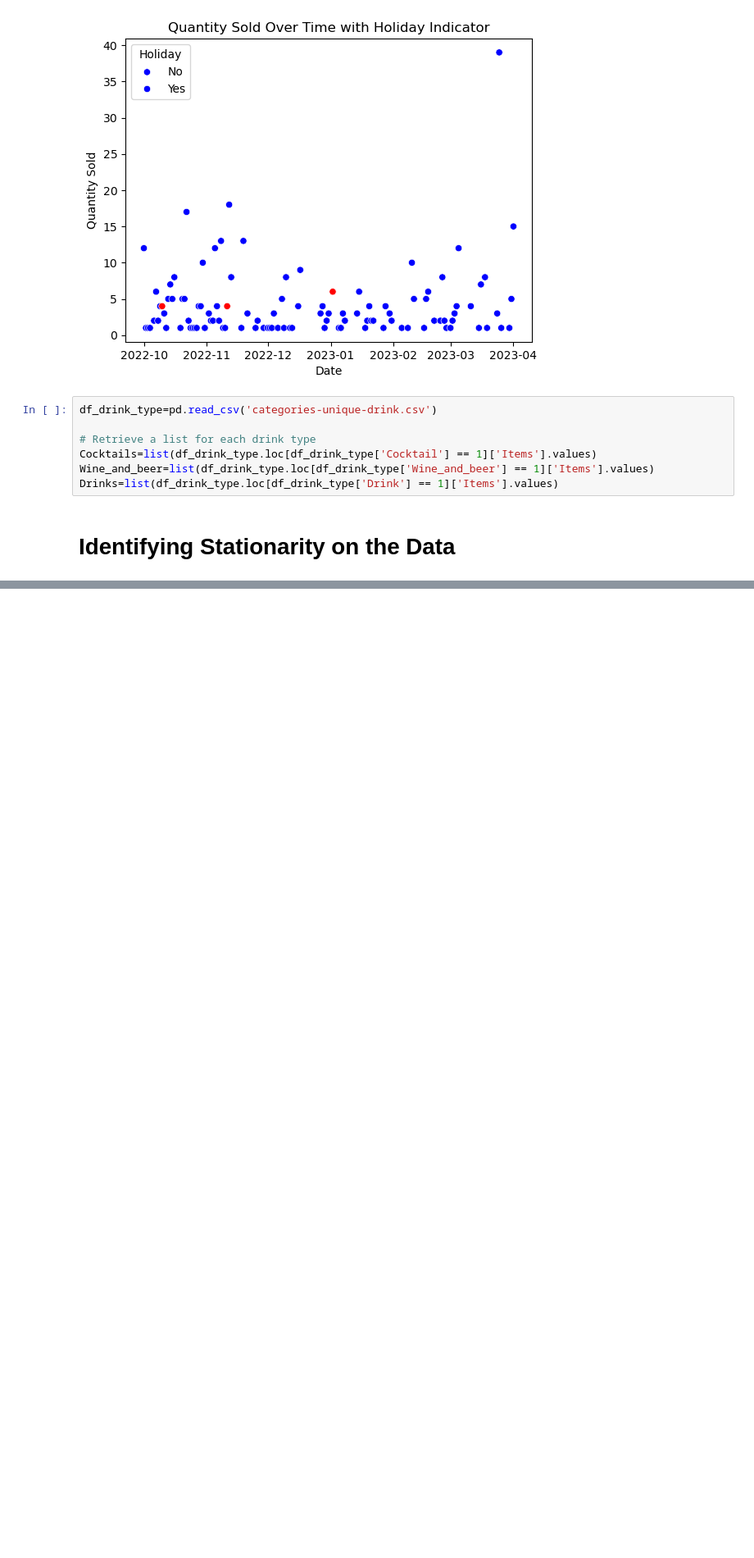
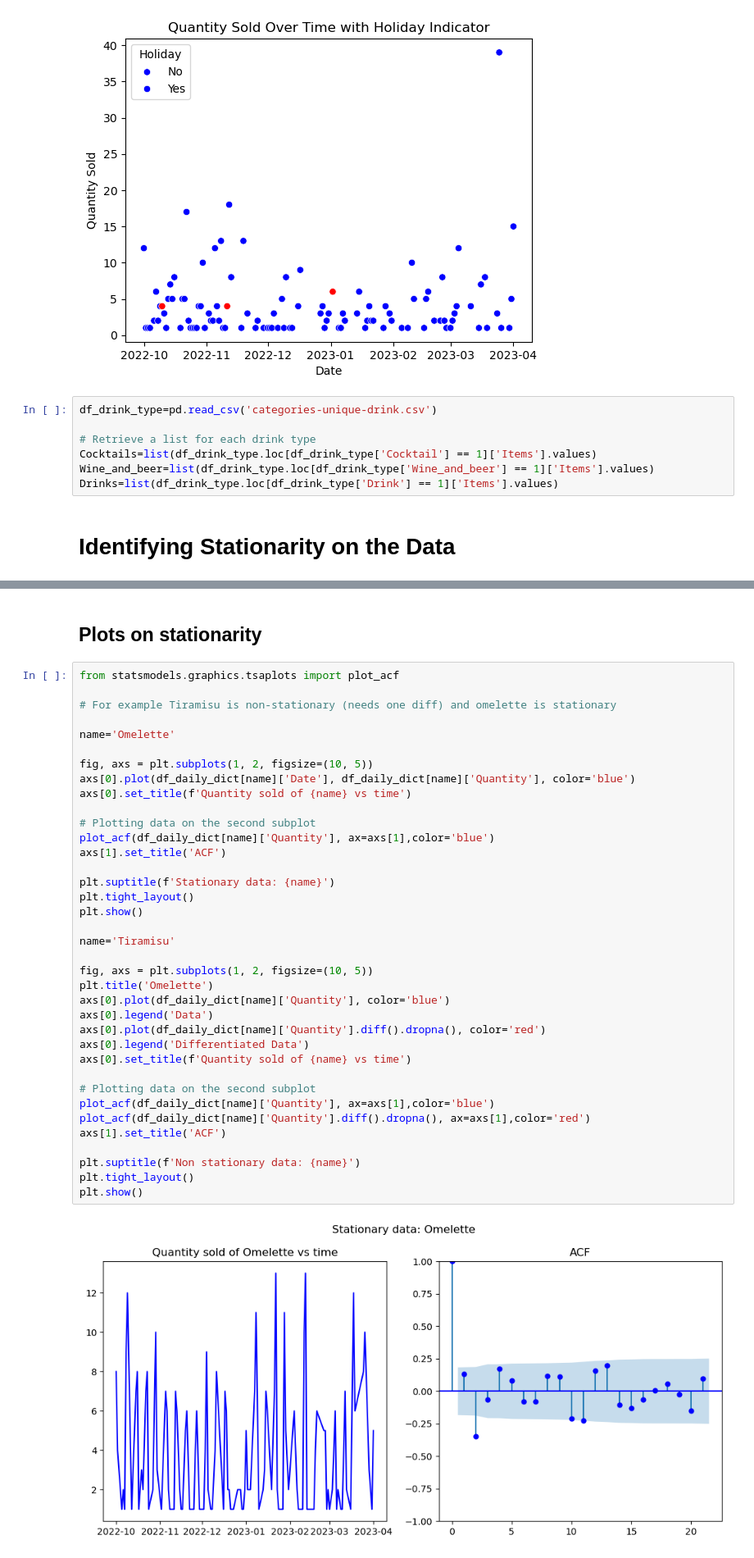
Before and after one commit to evaristo-va/restaurants-project, a Jupyter notebook: Final-project-restaurants_new.ipynb, the cells around one changed output, grey strips where cells are left out. Shown at 82% size. Saved outputs shown, nothing was run; the diff lists cells and outputs as text; blank space fills up the shorter version.

```diff
--- a/Final-project-restaurants_new.ipynb
+++ b/Final-project-restaurants_new.ipynb
@@ -308,0 +285,41 @@ plt.show()
+# %% [markdown]
+## Plots on stationarity
+# %%
+from statsmodels.graphics.tsaplots import plot_acf
+
+# For example Tiramisu is non-stationary (needs one diff) and omelette is stationary
+
+name='Omelette'
+
+fig, axs = plt.subplots(1, 2, figsize=(10, 5))
+axs[0].plot(df_daily_dict[name]['Date'], df_daily_dict[name]['Quantity'], color='blue')
+axs[0].set_title(f'Quantity sold of {name} vs time')
+
+# Plotting data on the second subplot
+plot_acf(df_daily_dict[name]['Quantity'], ax=axs[1],color='blue')
+axs[1].set_title('ACF')
+
+plt.suptitle(f'Stationary data: {name}')
+plt.tight_layout()
+plt.show()
+
+name='Tiramisu'
+
+fig, axs = plt.subplots(1, 2, figsize=(10, 5))
+plt.title('Omelette')
+axs[0].plot(df_daily_dict[name]['Quantity'], color='blue')
+axs[0].legend('Data')
+axs[0].plot(df_daily_dict[name]['Quantity'].diff().dropna(), color='red')
+axs[0].legend('Differentiated Data')
+axs[0].set_title(f'Quantity sold of {name} vs time')
+
+# Plotting data on the second subplot
+plot_acf(df_daily_dict[name]['Quantity'], ax=axs[1],color='blue')
+plot_acf(df_daily_dict[name]['Quantity'].diff().dropna(), ax=axs[1],color='red')
+axs[1].set_title('ACF')
+
+plt.suptitle(f'Non stationary data: {name}')
+plt.tight_layout()
+plt.show()
+# %% [output]
+[figure, added]
```
Also changed, not shown: parts of 6 cells of this notebook.
